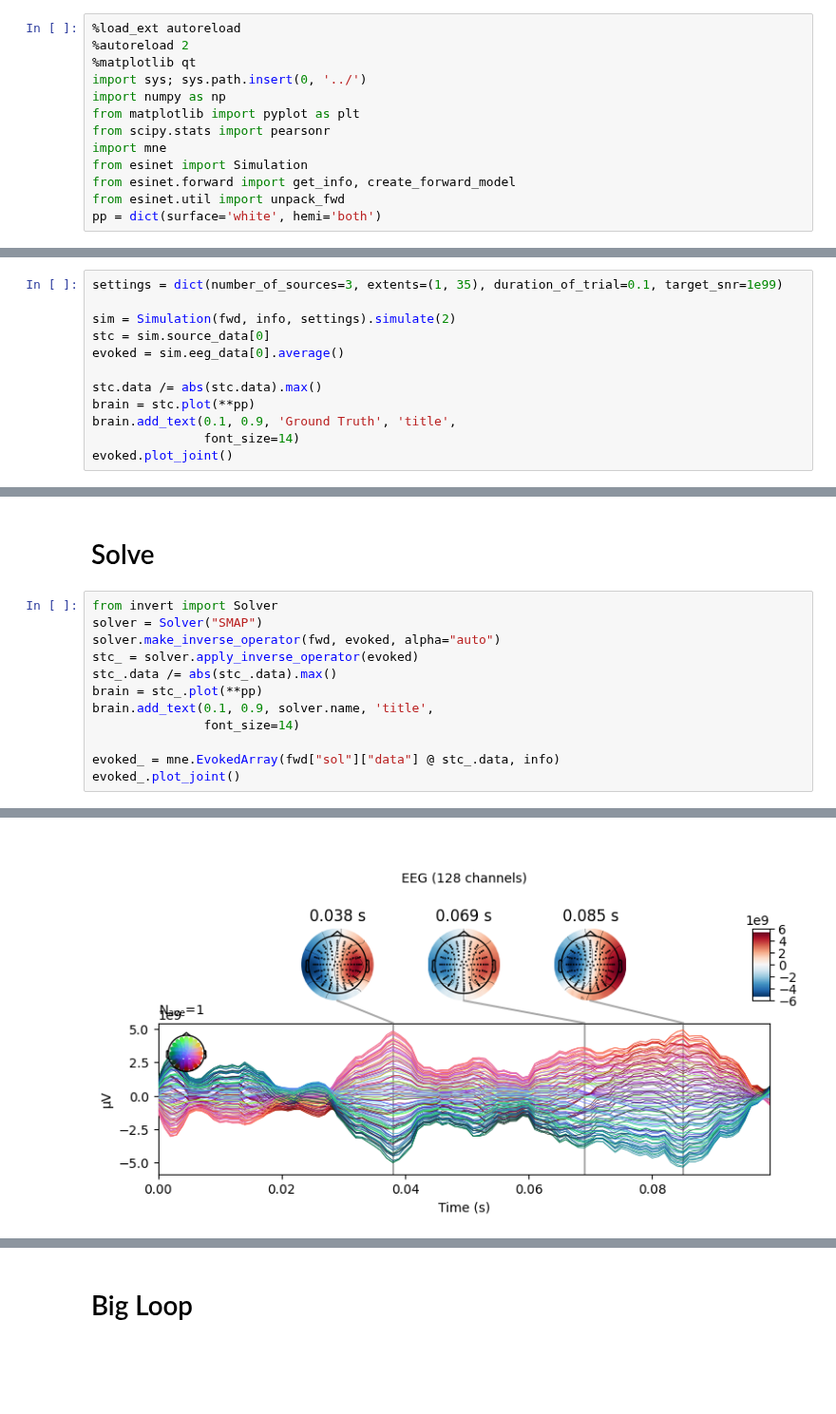
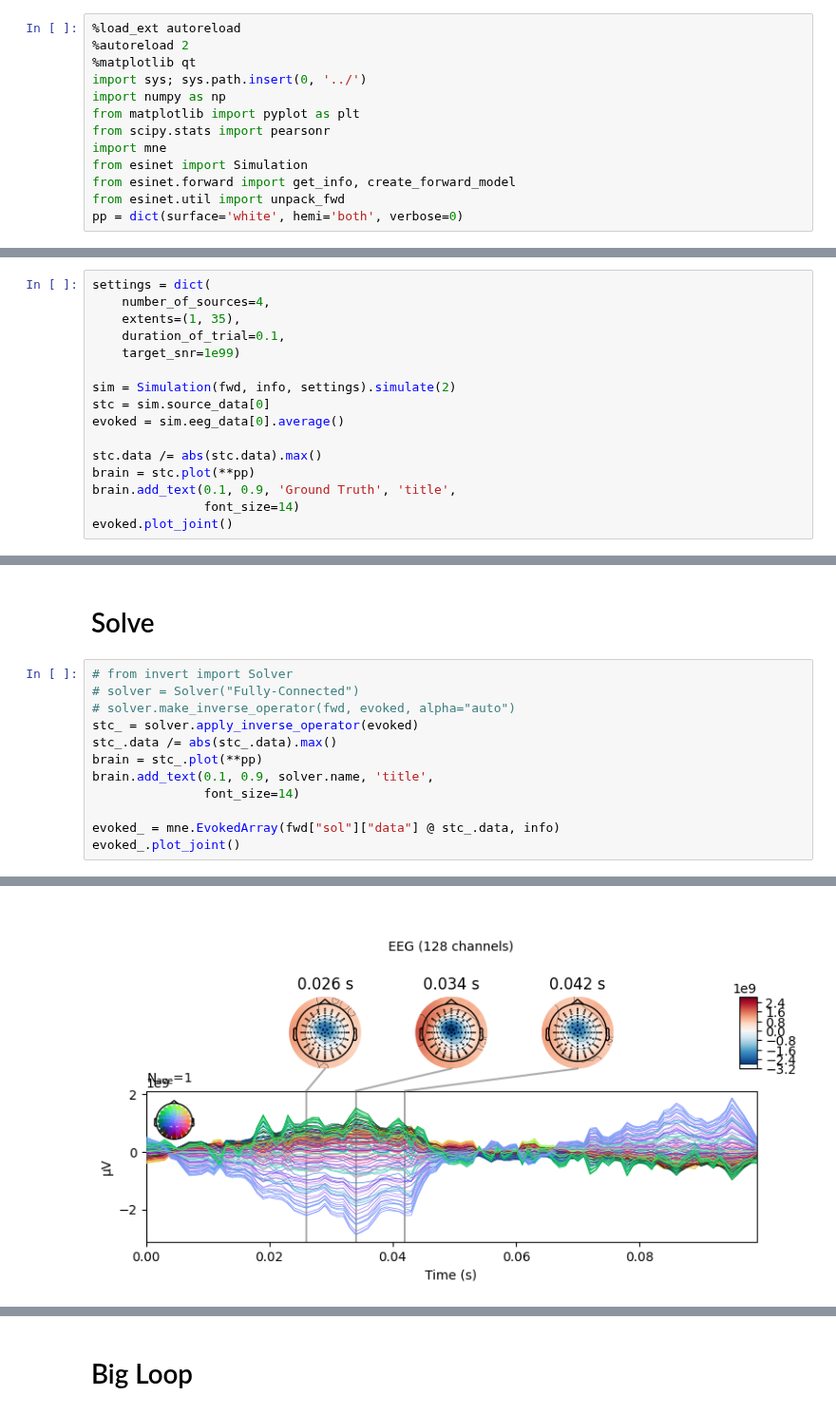
Before and after one commit to LukeTheHecker/invert, a Jupyter notebook: dev/evaluate.ipynb, the cells around one changed output, grey strips where cells are left out. Shown at 95% size. Drawn from its saved outputs; the diff is of its cells as text; blank space fills up the shorter version.

```diff
--- a/dev/evaluate.ipynb
+++ b/dev/evaluate.ipynb
@@ -10,7 +10,7 @@ import mne
 from esinet import Simulation
 from esinet.forward import get_info, create_forward_model
 from esinet.util import unpack_fwd
-pp = dict(surface='white', hemi='both')
+pp = dict(surface='white', hemi='both', verbose=0)
 # %%
 info = get_info(kind='biosemi128')
 fwd = create_forward_model(info=info, sampling='ico3')
@@ -33,7 +33,11 @@ n_chans, n_dipoles = leadfield.shape
 # %% [markdown]
 # Simulate
 # %%
-settings = dict(number_of_sources=3, extents=(1, 35), duration_of_trial=0.1, target_snr=1e99)
+settings = dict(
+    number_of_sources=4,
+    extents=(1, 35),
+    duration_of_trial=0.1,
+    target_snr=1e99)
 
 sim = Simulation(fwd, info, settings).simulate(2)
 stc = sim.source_data[0]
@@ -58,9 +62,9 @@ SSP projectors applied...
 # %% [markdown]
 # Solve
 # %%
-from invert import Solver
-solver = Solver("SMAP")
-solver.make_inverse_operator(fwd, evoked, alpha="auto")
+# from invert import Solver
+# solver = Solver("Fully-Connected")
+# solver.make_inverse_operator(fwd, evoked, alpha="auto")
 stc_ = solver.apply_inverse_operator(evoked)
 stc_.data /= abs(stc_.data).max()
 brain = stc_.plot(**pp)
@@ -74,6 +79,6 @@ Using control points [0.30210227 0.36634981 0.91413649]
 For automatic theme detection, "darkdetect" has to be installed! You can install it with `pip install darkdetect`
 To use light mode, "qdarkstyle" has to be installed! You can install it with `pip install qdarkstyle`
 No projector specified for this dataset. Please consider the method self.add_proj.
-[figure, old version]
+[figure, new version]
 # %%
 from invert.adapters import stampc
```
Also changed, not shown: parts of 5 cells of this notebook, 3 other files.
